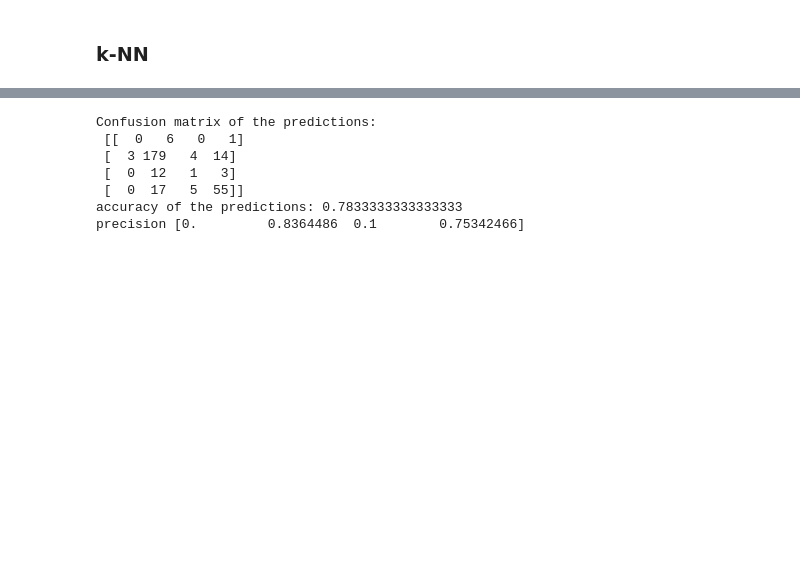
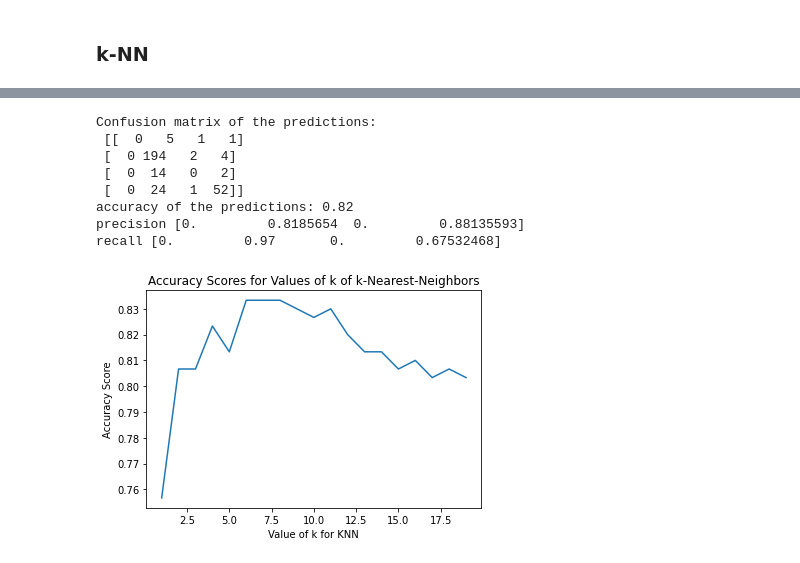
Before and after one commit to pablojgm/AICamp, a Jupyter notebook: Untitled1.ipynb, the cells around one changed output, grey strips where cells are left out. Cells and saved outputs as stored; diff of their text form; code cells hidden in the pictures; blank space fills up the shorter version.

```diff
--- a/Untitled1.ipynb
+++ b/Untitled1.ipynb
@@ -91,7 +93,7 @@ memory usage: 85.9 KB
 # %%
 from sklearn.model_selection import train_test_split
 
-X_train, X_test, y_train, y_test = train_test_split(data, data['status_type'], test_size=0.30, random_state=5)
+X_train, X_test, y_train, y_test = train_test_split(data, target, test_size=0.30, random_state=5)
 # %%
 from sklearn.linear_model import LinearRegression
 
@@ -145,7 +167,7 @@ Mean absolute error: 0.00
 from sklearn.neighbors import KNeighborsClassifier
 
 # Initialize our classifier, weight("uniform")
-knn = KNeighborsClassifier(n_neighbors=2, weights='distance')
+knn = KNeighborsClassifier(n_neighbors=7, weights='distance')
 
 # Fitting the model with the data
 knn.fit(X_train, y_train)
@@ -183,11 +205,29 @@ print("Confusion matrix of the predictions:\n", metrics.confusion_matrix(y_test,
 
 print("accuracy of the predictions:", metrics.accuracy_score(y_test, y_pred))
 print("precision", metrics.precision_score(y_test, y_pred, average=None))
+print("recall", metrics.recall_score(y_test, y_pred, average=None))
 # %% [output]
 Confusion matrix of the predictions:
- [[  0   6   0   1]
- [  3 179   4  14]
- [  0  12   1   3]
- [  0  17   5  55]]
-accuracy of the predictions: 0.7833333333333333
-precision [0.         0.8364486  0.1        0.75342466]
+ [[  0   5   1   1]
+ [  0 194   2   4]
+ [  0  14   0   2]
+ [  0  24   1  52]]
+accuracy of the predictions: 0.82
+precision [0.         0.8185654  0.         0.88135593]
+recall [0.         0.97       0.         0.67532468]
+# %%
+k_range = list(range(1,20))
+scores = []
+for k in k_range:
+    knn = KNeighborsClassifier(n_neighbors=k)
+    knn.fit(X_train, y_train)
+    y_pred = knn.predict(X_test)
+    scores.append(metrics.accuracy_score(y_test, y_pred))
+
+plt.plot(k_range, scores)
+plt.xlabel('Value of k for KNN')
+plt.ylabel('Accuracy Score')
+plt.title('Accuracy Scores for Values of k of k-Nearest-Neighbors')
+plt.show()
+# %% [output]
+[figure, added]
```
Also changed, not shown: parts of 14 cells of this notebook.
